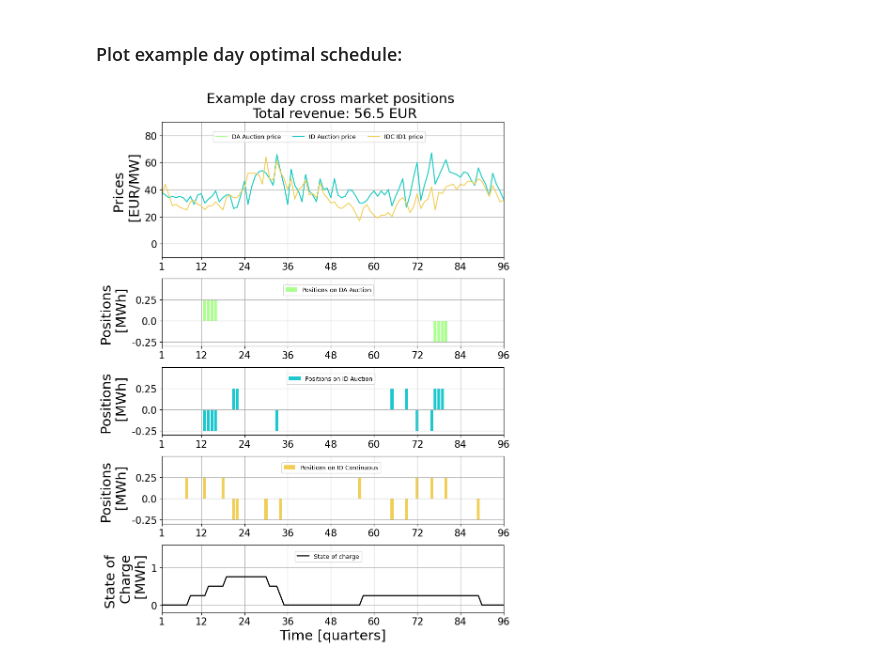
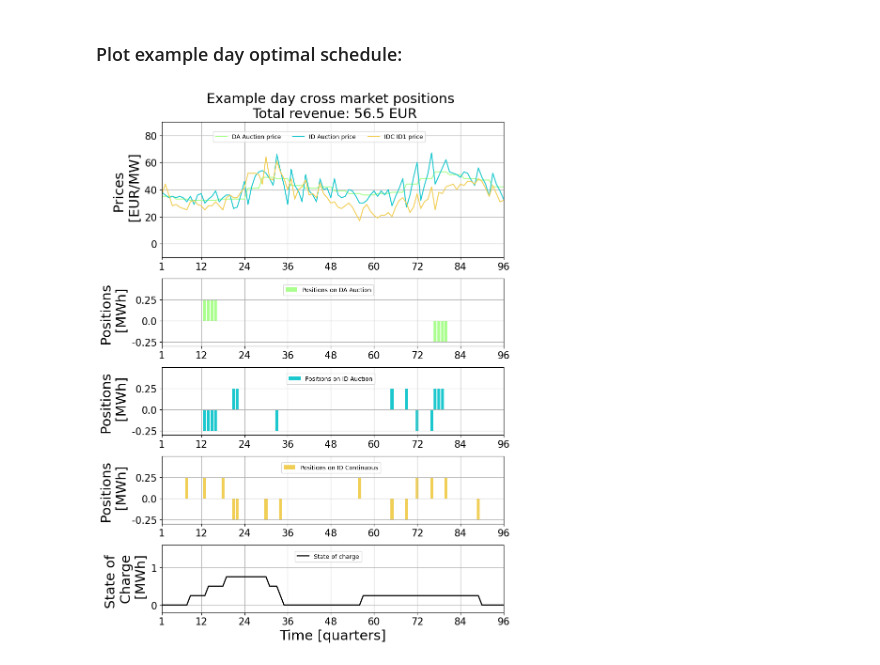
Before and after one commit to FlexPwr/bess-optimizer, a Jupyter notebook: example.ipynb, the cells around one changed output. Cells and saved outputs as stored; diff of their text form; code cells hidden in the pictures.

```diff
--- a/example.ipynb
+++ b/example.ipynb
@@ -83,7 +83,7 @@ ax1, ax2, ax3, ax4, ax5 = axs
 
 # Subplot 1
 
-ax1.plot(xgrid, ida_price_vector, color=color1, label='DA Auction price')
+ax1.plot(xgrid, daa_price_vector, color=color1, label='DA Auction price')
 ax1.plot(xgrid, ida_price_vector, color=color2, label='ID Auction price')
 ax1.plot(xgrid, idc_price_vector, color=color3, label='IDC ID1 price')
 
@@ -142,31 +142,31 @@ ax4.bar(xgrid, np.asarray(step3_dis_idc_close)*-1/4, color=color3, linewidth=1.7
 
 ax4.legend(fontsize=9,ncol=4, loc=(0.35,0.75))
 ax4.grid()
 ax4.set_xlim(1, 96)
 ax4.set_xticks([1, 12, 24, 36, 48, 60, 72, 84, 96])
 ax4.set_xticklabels([1, 12, 24, 36, 48, 60, 72, 84, 96], fontsize=15)
 ax4.set_ylim(-0.3, 0.5)
 ax4.set_yticks([-.25,0, .25])
 ax4.set_yticklabels(ax4.get_yticks(), fontsize=15)
 ax4.set_ylabel('Positions \n [MWh]', fontsize=21)
 
 
 # Subplot 5
 
 ax5.plot(xgrid, step3_soc_idc, color='black', label='State of charge', linewidth=1.75)
 
 ax5.legend(fontsize=9,ncol=4, loc=(0.39,0.75))
 ax5.grid()
 ax5.set_xlim(1, len(ida_price_vector))
 ax5.set_xticks([1, 12, 24, 36, 48, 60, 72, 84, 96])
 ax5.set_xticklabels([1, 12, 24, 36, 48, 60, 72, 84, 96], fontsize=15)
 ax5.set_xlabel('Time [quarters]', fontsize=21)
 ax5.set_ylim(-0.2, 1.6)
 ax5.set_yticks([0, 1])
 ax5.set_yticklabels(ax5.get_yticks(), fontsize=15)
 ax5.set_ylabel('State of \n Charge \n [MWh]', fontsize=21)
 
 plt.tight_layout()
 plt.show()
 # %% [output]
-[figure, old version]
+[figure, new version]
```
